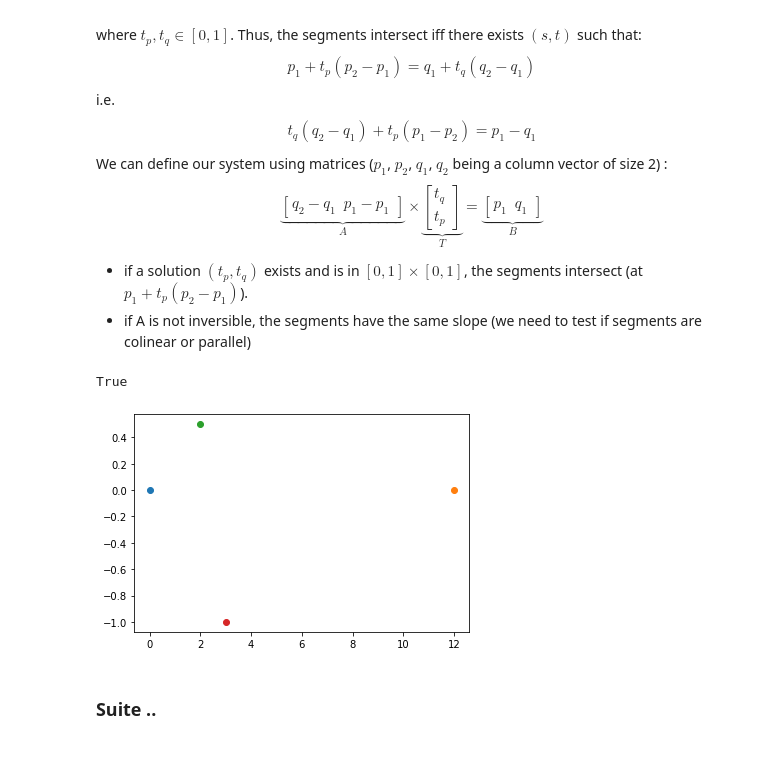
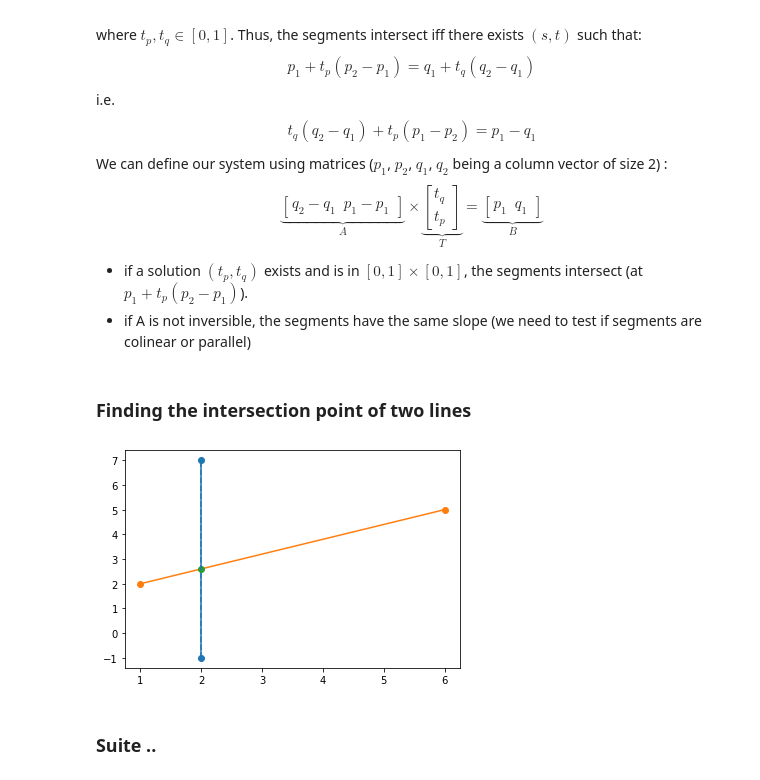
Before and after one commit to JulienNonin/error-btw-trajectories, a Jupyter notebook: Main.ipynb, the cells around one changed output. Drawn from its saved outputs; the diff is of its cells as text; code cells hidden in the pictures.

Commit message:
(Feat) Function to compute the intersection btw a line and a line segment

```diff
--- a/Main.ipynb
+++ b/Main.ipynb
@@ -103,11 +104,5 @@ def find_intersection(p1, p2, q1, q2, display = False):
     else: # TODO ?
         pass
     return None
-# %%
-p1, p2, q1, q2 = np.array([0,0]), np.array([12, 0]), np.array([2, 0.5]), np.array([3, -1])
-plt.plot(*p1,'o', *p2, 'o', *q1, 'o', *q2, 'o')
-intersect = find_intersection(p1, p2, q1, q2)
-print(np.all(intersect != None))
-# %% [output]
-True
-[figure, removed]
+# %% [markdown]
+### Finding the intersection point of two lines
@@ -114,3 +143,17 @@ True
+# %%
+# Testing fing_intersection_line_seg
+set = np.array([[2, 7], [2,-1], [6,5], [1,2]])
+plt.plot(set[:2,0], set[:2,1], '-o')
+plt.plot(set[2:,0], set[2:,1], '-o')
+plt.plot(*find_intersection_line_seg(*set), 'o')
+a, b, c = find_eq_line(*set[:2])
+if b:
+    x = np.linspace(np.min(set, axis = 0)[0], np.max(set, axis = 0)[0], 200)
+    plt.plot(x, (c - a*x)/b, 'C0--')
+else:
+    plt.plot([c/a, c/a], [np.min(set, axis = 0)[1], np.max(set, axis = 0)[1]], 'C0--')
+# %% [output]
+[figure, added]
 # %% [markdown]
 ### Suite ..
 # %%
```
Also changed, not shown: parts of 4 cells of this notebook.
